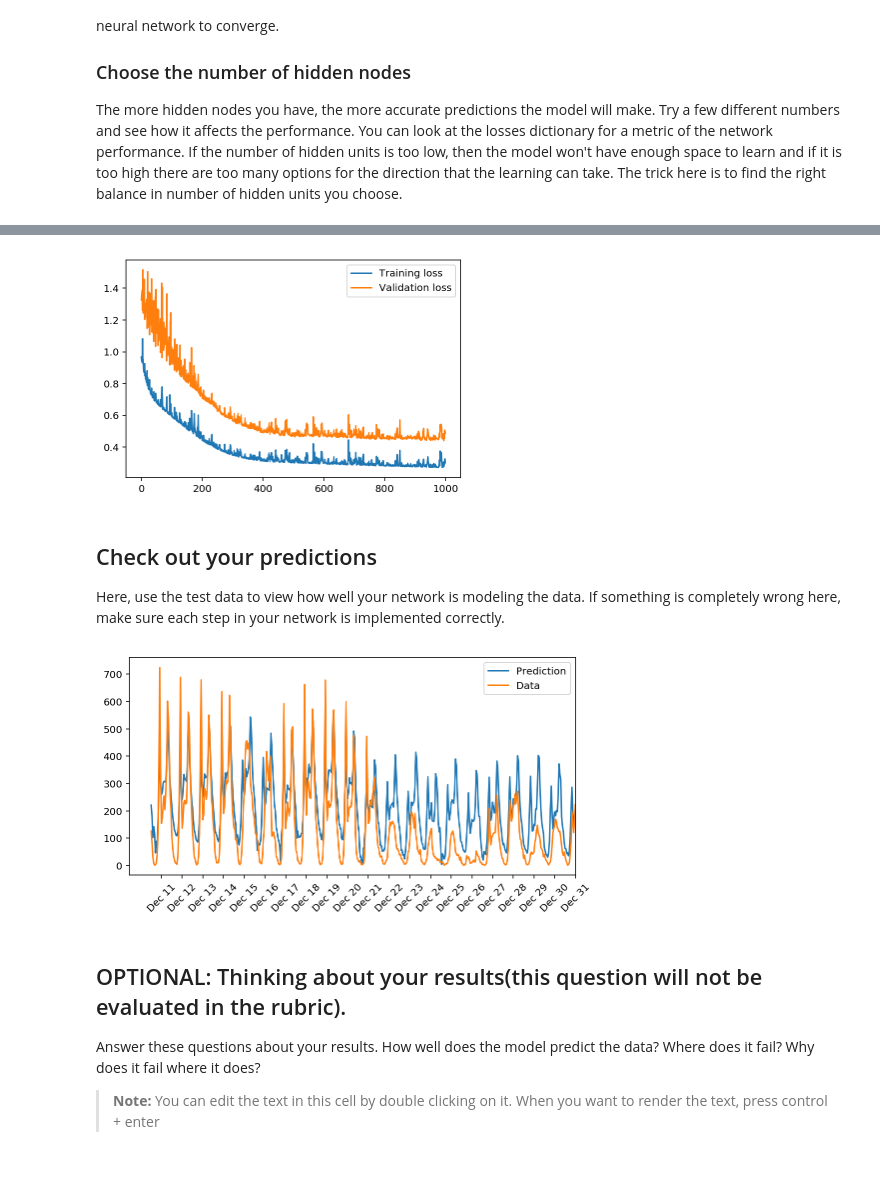
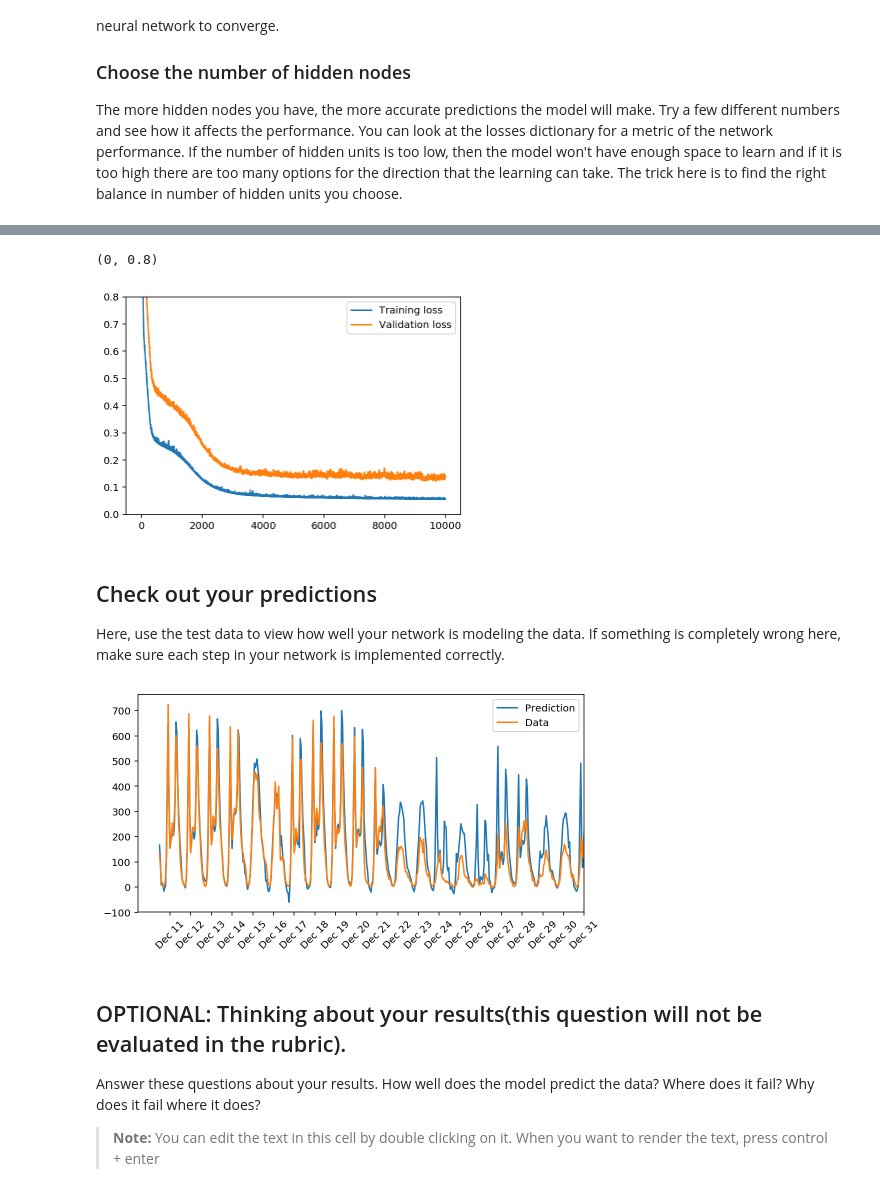
Before and after one commit to kurohi/udacity-first-neural-network, a Jupyter notebook: Your_first_neural_network.ipynb, the cells around one changed output, grey strips where cells are left out. Cells and saved outputs as stored; diff of their text form; code cells hidden in the pictures; blank space fills up the shorter version.

```diff
--- a/Your_first_neural_network.ipynb
+++ b/Your_first_neural_network.ipynb
@@ -297,8 +297,8 @@ The more hidden nodes you have, the more accurate predictions the model will mak
 import sys
 
 ### Set the hyperparameters here ###
-iterations = 1000
-learning_rate = 0.25
+iterations = 10000
+learning_rate = 0.5
 hidden_nodes = 25
 output_nodes = 1
 
@@ -328,10 +328,12 @@ Progress: 99.9% ... Training loss: 0.301 ... Validation loss: 0.494
 # %%
 plt.plot(losses['train'], label='Training loss')
 plt.plot(losses['validation'], label='Validation loss')
 plt.legend()
-_ = plt.ylim()
+limx = plt.ylim()
+plt.ylim([0, 0.8])
 # %% [output]
+(0, 0.8)
-[figure, old version]
+[figure, new version]
 # %% [markdown]
 ## Check out your predictions
 
@@ -351,7 +353,7 @@ dates = dates.apply(lambda d: d.strftime('%b %d'))
 ax.set_xticks(np.arange(len(dates))[12::24])
 _ = ax.set_xticklabels(dates[12::24], rotation=45)
 # %% [output]
-[figure, old version]
+[figure, new version]
 # %% [markdown]
 ## OPTIONAL: Thinking about your results(this question will not be evaluated in the rubric).
 
```
Also changed, not shown: parts of 2 cells of this notebook, 3 other files.
